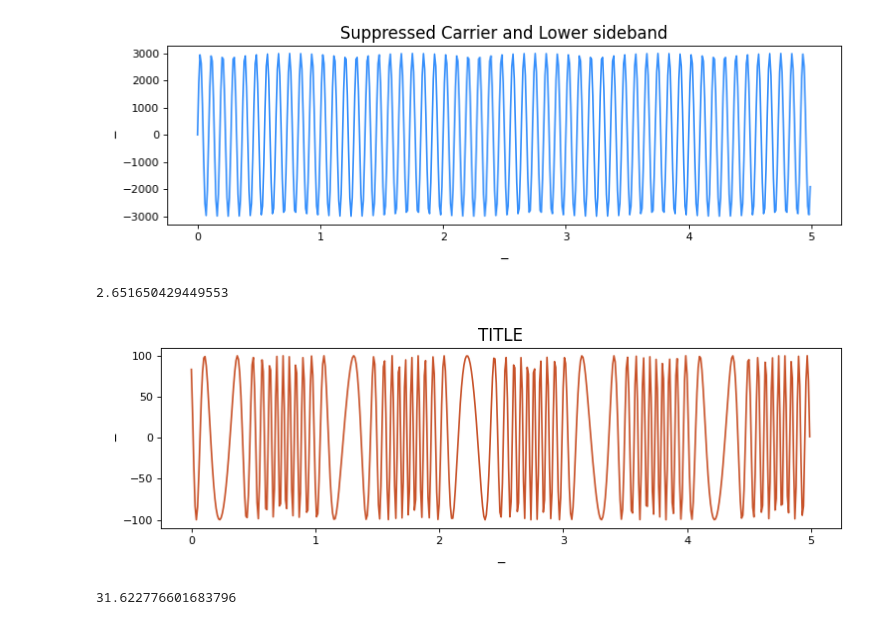
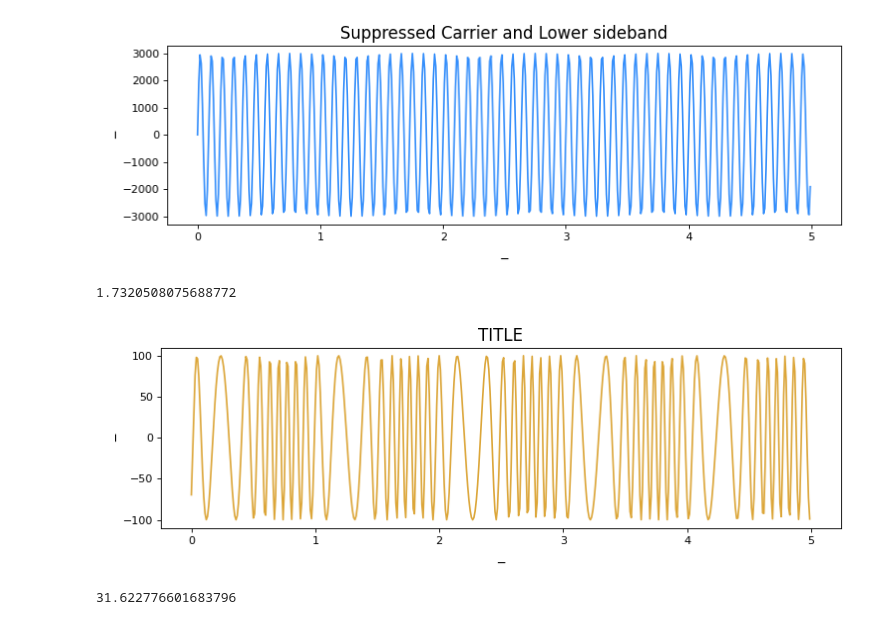
Before and after one commit to Udaysonu/Analog_communication_system_LIBRARY, a Jupyter notebook: ACS_Library.ipynb, the cells around one changed output. Cells and saved outputs as stored; diff of their text form; code cells hidden in the pictures.

```diff
--- a/ACS_Library.ipynb
+++ b/ACS_Library.ipynb
@@ -341,37 +341,37 @@ class Frequency_Modulation:
             return self.carrier_signal
 
         def get_message_signal(self):
 
             return self.message_signal
 
         def get_time(self):
 
             return self.time
 
-        def direct_method(self,L=0.1,C=0.003,k=0.0002,carrier_signal="sin"):
+        def direct_method(self,L=0.1,C=0.003,k=0.00018,carrier_signal="sin"):
             carrier_angular_freq=1/np.sqrt(L*C)
             kf=(k*carrier_angular_freq)/(2*C)
             print(kf)
             if carrier_signal=="sin":
                 carrier_signal=self.carrier_amplitude*np.sin(carrier_angular_freq*self.time+self.carrier_phase+kf*self.message_signal/(2*np.pi*self.message_angular_freq))
             elif carrier_signal=="cos":
                 carrier_signal=self.carrier_amplitude*np.cos(carrier_angular_freq*self.time+self.carrier_phase+kf*self.message_signal/(2*np.pi*self.message_angular_freq))
             else:
                 print("INVALID CARRIER SIGNAL *******ERROR******")
                 return
             return carrier_signal
 fc=Frequency_Modulation(message_signal="sin",carrier_signal="cos",time_end=5,kf=2)
 # fc.plot(fc.get_time(),fc.modulated_signal)
 # fc=Frequency_Modulation(message_signal="cos",carrier_signal="cos",time_end=5,kf=0.3)
 # fc.plot(fc.get_time(),fc.modulated_signal)
 # fc=Frequency_Modulation(message_signal="sin",carrier_signal="sin",time_end=5,kf=0.3)
 # fc.plot(fc.get_time(),fc.modulated_signal)
 # fc=Frequency_Modulation(message_signal="cos",carrier_signal="sin",time_end=5,kf=0.3)
 # fc.plot(fc.get_time(),fc.modulated_signal)
-fc.plot(fc.get_time(),fc.direct_method(L=0.05,C=0.004,k=0.0003))
+fc.plot(fc.get_time(),fc.direct_method())
 # %% [output]
-2.651650429449553
+1.7320508075688772
-[figure, old version]
+[figure, new version]
 # %%
 L=0.1
 C=0.01
```
